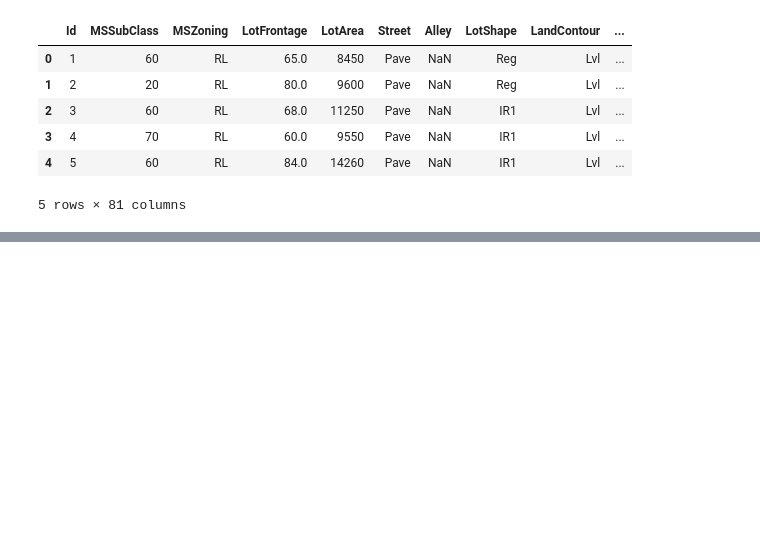
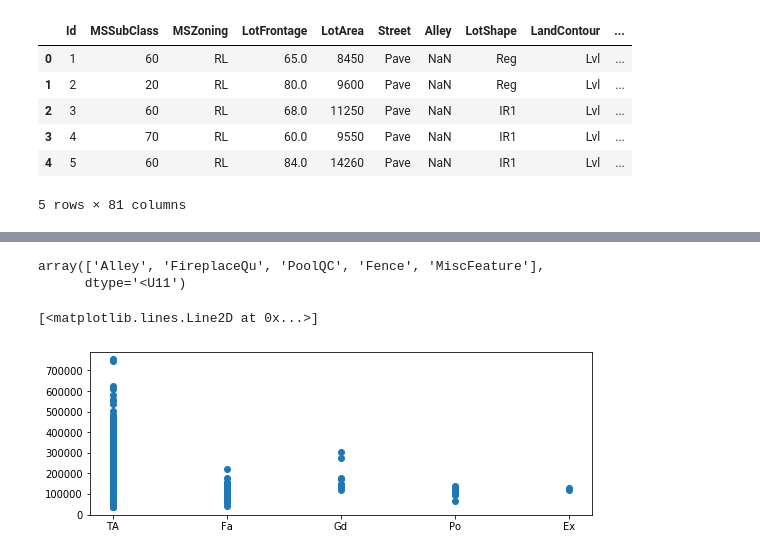
Before and after one commit to dlin96/data, a Jupyter notebook: housing_prices/Housing Prices.ipynb, the cells around one changed output, grey strips where cells are left out. Drawn from its saved outputs; the diff is of its cells as text; code cells hidden in the pictures; blank space fills up the shorter version.

```diff
--- a/housing_prices/Housing Prices.ipynb
+++ b/housing_prices/Housing Prices.ipynb
@@ -128,0 +105,16 @@ test_df[["Id", "SalePrice"]].to_csv(path_or_buf="./submission.csv", index=False)
+# %%
+# manually selected columns that don't seem to affect SalePrice very much, so we drop them
+to_drop = ["YrSold", "MoSold", "PoolArea", "KitchenAbvGr", "LowQualFinSF", "BsmtHalfBath",
+           "BsmtFullBath", "BsmtFinSF2", "MSSubClass", "Utilities", "Condition2",
+          "GarageYrBlt", "EnclosedPorch", "3SsnPorch", "ScreenPorch", "MiscVal",
+          "BedroomAbvGr", "HalfBath", "LotArea"]
+x_train = train_data.drop(to_drop, axis=1)
+x_test = test_data.drop(to_drop, axis=1)
+
+x_train = x_train.drop("SalePrice", axis=1)
+y_train = train_data["SalePrice"]
+
+# cols identified as not having enough values to be considered
+sparse_cols = ["Alley", "FireplaceQu", "PoolQC", "Fence", "MiscFeature"]
+x_train = x_train.drop(sparse_cols, axis=1)
+x_test = x_test.drop(sparse_cols, axis=1)
@@ -128,0 +159,4 @@ test_df[["Id", "SalePrice"]].to_csv(path_or_buf="./submission.csv", index=False)
+# %%
+cat_cols = train_data.select_dtypes(exclude=np.number).columns
+len(cat_cols)
+cat_cols
@@ -128,0 +188,18 @@ test_df[["Id", "SalePrice"]].to_csv(path_or_buf="./submission.csv", index=False)
+# %%
+# finding columns with null values for fillna later
+has_null = [col for col in cat_cols if train_data[col].isnull().any()]
+np.array(has_null)
+# %% [output]
+array(['Alley', 'FireplaceQu', 'PoolQC', 'Fence', 'MiscFeature'],
+      dtype='<U11')
+# %%
+# fill in NaN values with most common occurrence
+train_data[has_null] = train_data[has_null].fillna(train_data[has_null].mode().iloc[0])
+# %%
+# plot the relationship between a column and SalePrice
+plt.figure(figsize=(9, 3))
+col_name = "GarageCond"
+plt.plot(train_data[col_name], y_train, 'o')
+# %% [output]
+[<matplotlib.lines.Line2D at 0x...>]
+[figure, added]
```
Also changed, not shown: parts of 64 cells of this notebook, 1 other file.
